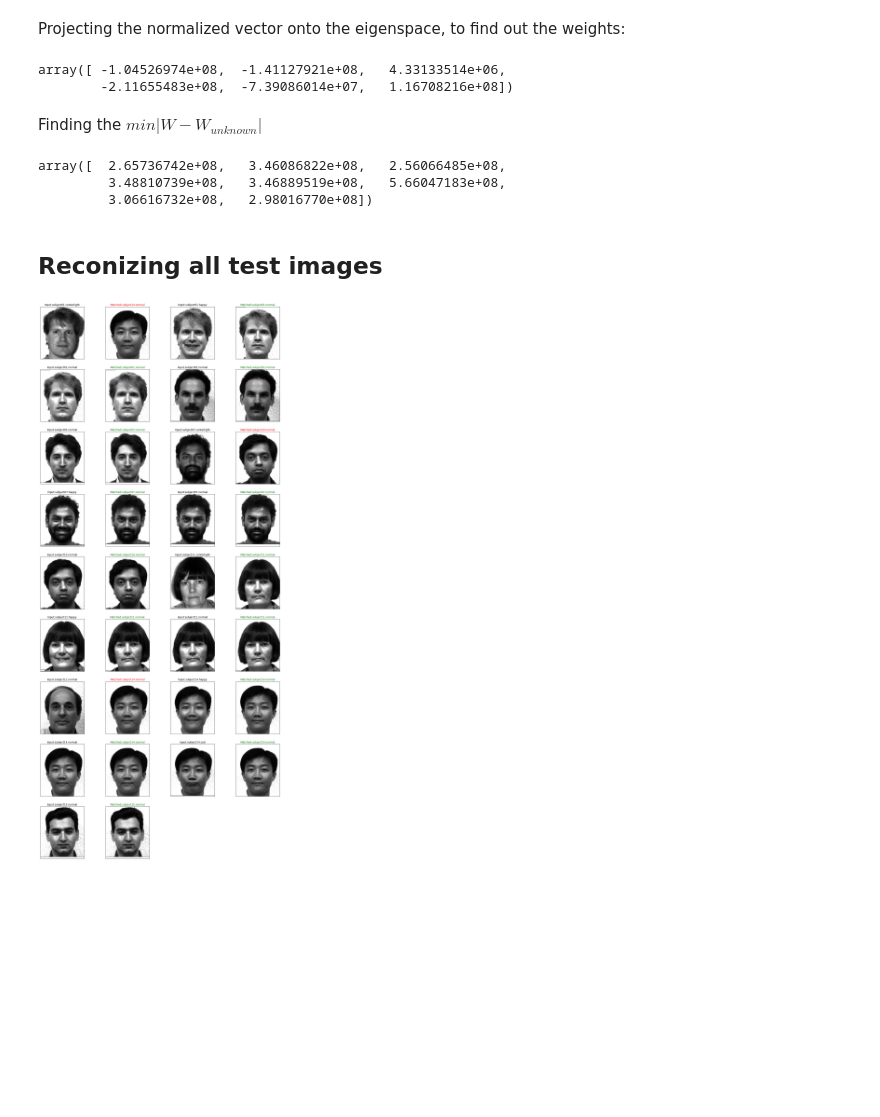
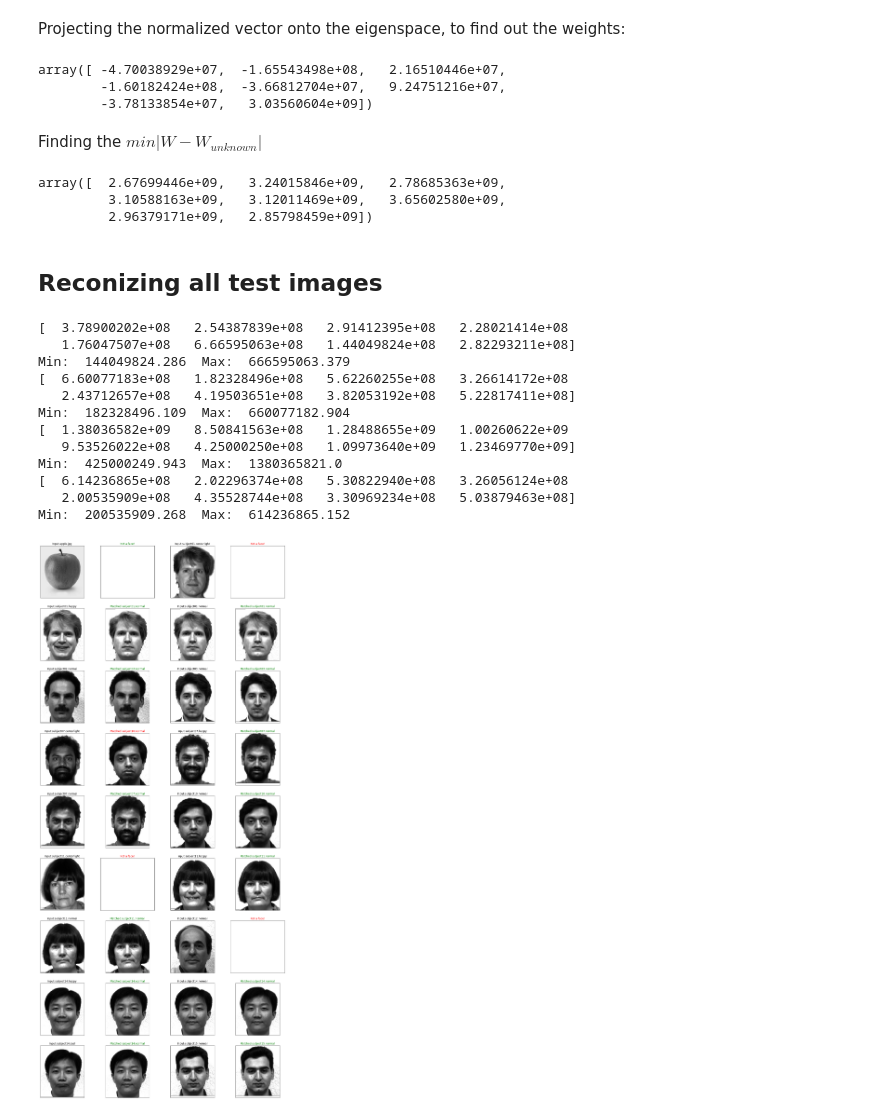
Before and after one commit to vutsalsinghal/EigenFace, a Jupyter notebook: Face Recognition.ipynb, the cells around one changed output. Drawn from its saved outputs; the diff is of its cells as text; code cells hidden in the pictures; blank space fills up the shorter version.

```diff
--- a/Face Recognition.ipynb
+++ b/Face Recognition.ipynb
@@ -203,7 +203,7 @@ Cumulative proportion of variance explained vector:
 # %% [markdown]
 ## Choose the necessary no.of principle components:
 # %%
-reduced_data = np.array(eigvectors_sort[:6]).transpose()
+reduced_data = np.array(eigvectors_sort[:]).transpose()
 # %% [markdown]
 Now we try to find the projected data. This will form the eigen space.
 # %%
@@ -214,7 +214,7 @@ proj_data = proj_data.transpose()
 # %%
 for i in range(proj_data.shape[0]):
     img = proj_data[i].reshape(height,width)
-    plt.subplot(2,3,1+i)
+    plt.subplot(2,4,1+i)
     plt.imshow(img, cmap='gray')
     plt.tick_params(labelleft='off', labelbottom='off', bottom='off',top='off',right='off',left='off', which='both')
 plt.show()
@@ -245,7 +246,7 @@ array([[  8.48287612e+07,  -5.81765456e+07,   4.32101930e+07,
 # %% [markdown]
 ## Now we recognise unknown face!
 # %%
-unknown_face        = plt.imread('apple1_gray.jpg')
+unknown_face        = plt.imread('Dataset/subject12.normal.jpg')
 unknown_face_vector = np.array(unknown_face, dtype='float64').flatten()
 
 plt.imshow(unknown_face, cmap='gray')
@@ -273,8 +274,9 @@ Projecting the normalized vector onto the eigenspace, to find out the weights:
 w_unknown = np.dot(proj_data, unknown_face_vector)
 w_unknown
 # %% [output]
-array([ -1.04526974e+08,  -1.41127921e+08,   4.33133514e+06,
-        -2.11655483e+08,  -7.39086014e+07,   1.16708216e+08])
+array([ -4.70038929e+07,  -1.65543498e+08,   2.16510446e+07,
+        -1.60182424e+08,  -3.66812704e+07,   9.24751216e+07,
+        -3.78133854e+07,   3.03560604e+09])
 # %% [markdown]
 Finding the $min|W - W_{unknown}|$
 # %%
@@ -282,44 +284,72 @@ diff  = w - w_unknown
 norms = np.linalg.norm(diff, axis=1)
 norms
 # %% [output]
-array([  2.65736742e+08,   3.46086822e+08,   2.56066485e+08,
-         3.48810739e+08,   3.46889519e+08,   5.66047183e+08,
-         3.06616732e+08,   2.98016770e+08])
+array([  2.67699446e+09,   3.24015846e+09,   2.78685363e+09,
+         3.10588163e+09,   3.12011469e+09,   3.65602580e+09,
+         2.96379171e+09,   2.85798459e+09])
 # %% [markdown]
 ## Reconizing all test images
 # %%
 count = 0
+m = 0
 def recogniser(img, train_image_names,proj_data,w):
-    global count
+    global count,m
     unknown_face        = plt.imread('Dataset/'+img)
     unknown_face_vector = np.array(unknown_face, dtype='float64').flatten()
     normalised_uface_vector = np.subtract(unknown_face_vector,mean_face)
 
     plt.subplot(9,4,1+count)
     plt.imshow(unknown_face, cmap='gray')
     plt.title('Input:'+'.'.join(img.split('.')[:2]))
     plt.tick_params(labelleft='off', labelbottom='off', bottom='off',top='off',right='off',left='off', which='both')
     count+=1
 
     w_unknown = np.dot(proj_data, normalised_uface_vector)
     diff  = w - w_unknown
     norms = np.linalg.norm(diff, axis=1)
     index = np.argmin(norms)
 
-    plt.subplot(9,4,1+count)
-    plt.imshow(imread('Dataset/'+train_image_names[index]), cmap='gray')
-    if img.split('.')[0] == train_image_names[index].split('.')[0]:
-        plt.title('Matched:'+'.'.join(train_image_names[index].split('.')[:2]), color='g')
+    max_dist = 372921393.11795735
+    #t1 = 0.3*max_dist # = 186460696.55897868
+    t1 = 143951378.9
+
+    if norms[index] < t1:
+        plt.subplot(9,4,1+count)
+        plt.imshow(imread('Dataset/'+train_image_names[index]), cmap='gray')
+        if img.split('.')[0] == train_image_names[index].split('.')[0]:
+            plt.title('Matched:'+'.'.join(train_image_names[index].split('.')[:2]), color='g')
+        else:
+            plt.title('Matched:'+'.'.join(train_image_names[index].split('.')[:2]), color='r')
+        plt.tick_params(labelleft='off', labelbottom='off', bottom='off',top='off',right='off',left='off', which='both')
+        plt.subplots_adjust(right=1.2, top=2.5)
     else:
-        plt.title('Matched:'+'.'.join(train_image_names[index].split('.')[:2]), color='r')
-    plt.tick_params(labelleft='off', labelbottom='off', bottom='off',top='off',right='off',left='off', which='both')
-    plt.subplots_adjust(right=1.2, top=2.5)
+        print(norms)
+        print('Min: ',min(norms), ' Max: ',max(norms))
+
+        plt.subplot(9,4,1+count)
+        if len(img.split('.')) == 3:
+            plt.title('Not a face!', color='r')
+        else:
+            plt.title('Not a face!', color='g')
+        plt.tick_params(labelleft='off', labelbottom='off', bottom='off',top='off',right='off',left='off', which='both')
     count+=1
 
 fig = plt.figure(figsize=(15, 15))
 for i in range(len(test_image_names)):
     recogniser(test_image_names[i], train_image_names,proj_data,w)
 
 plt.show()
 # %% [output]
+[  3.78900202e+08   2.54387839e+08   2.91412395e+08   2.28021414e+08
+   1.76047507e+08   6.66595063e+08   1.44049824e+08   2.82293211e+08]
+Min:  144049824.286  Max:  666595063.379
+[  6.60077183e+08   1.82328496e+08   5.62260255e+08   3.26614172e+08
+   2.43712657e+08   4.19503651e+08   3.82053192e+08   5.22817411e+08]
+Min:  182328496.109  Max:  660077182.904
+[  1.38036582e+09   8.50841563e+08   1.28488655e+09   1.00260622e+09
+   9.53526022e+08   4.25000250e+08   1.09973640e+09   1.23469770e+09]
+Min:  425000249.943  Max:  1380365821.0
+[  6.14236865e+08   2.02296374e+08   5.30822940e+08   3.26056124e+08
+   2.00535909e+08   4.35528744e+08   3.30969234e+08   5.03879463e+08]
+Min:  200535909.268  Max:  614236865.152
-[figure, old version]
+[figure, new version]
```
Also changed, not shown: parts of 6 cells of this notebook.
